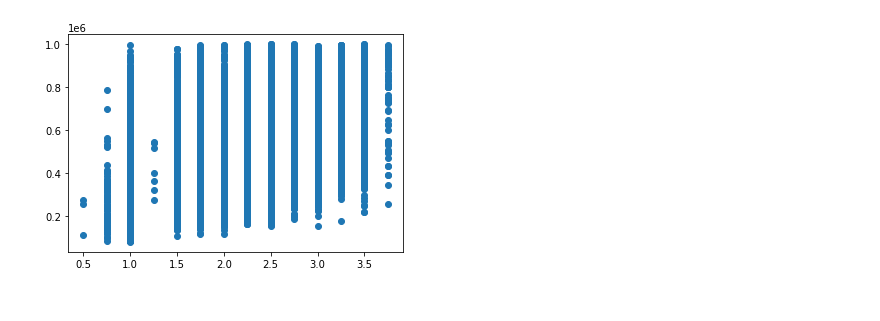
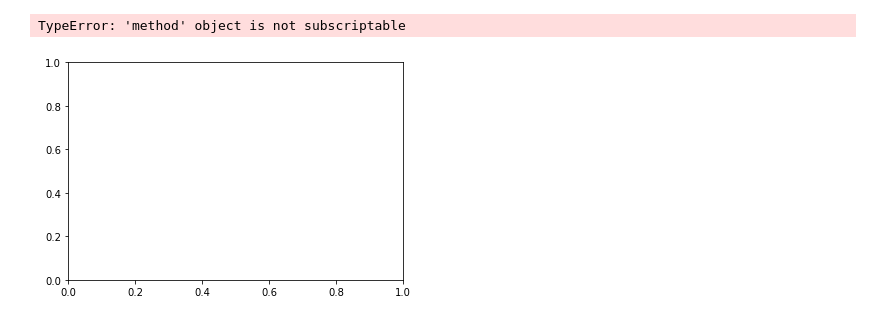
Before and after one commit to axoaxonic/green-housing-dev-analysis-project, a Jupyter notebook: development-notebooks/1book.ipynb, the cells around one changed output. Drawn from its saved outputs; the diff is of its cells as text; code cells hidden in the pictures.

Commit message:
visuals

```diff
--- a/development-notebooks/1book.ipynb
+++ b/development-notebooks/1book.ipynb
@@ -72,2 +47,0 @@ clean_null.shape
-# %%
-clean_null = clean_null.loc[clean_null['price'] < 1000000 ]
@@ -79,7 +49,3 @@ clean_null.shape
 clean_null = clean_null.loc[clean_null['sqft_basement'] != '?' ]
 # %%
 clean_null['sqft_basement'] = clean_null['sqft_basement'].astype(float)
-# %%
-# creating a new feature of price per sqft
-clean_null['price_per_sqft'] = clean_null['price']  / clean_null['sqft_above']
-clean_null
@@ -116,0 +69,4 @@ clean_null
+# %%
+# creating a new feature of price per sqft
+clean_null['price_per_sqft'] = clean_null['price']  / clean_null['true_sqft']
+clean_null
@@ -179,6 +114,5 @@ zip_home_size.head(1)
 # %%
-zip_new_columns = zip_home_size.drop(columns=['zipcode','grade','sqft_above','sqft_basement',
-                                              'sqft_lot',], axis=1)
+zip_new_columns = zip_home_size.drop(columns=['zipcode','grade','price_per_sqft','sqft_above'], axis=1)
 #zip_new_columns.reset_index(inplace=True, drop=True)
 zip_new_columns
 # %% [output]
@@ -358,9 +352,10 @@ sm.qqplot(resids, line='r');
 # %%
 fig, ax = plt.subplots()
 
-ax.scatter(y=clean_null['price'], x=clean_null['bathrooms']);
+ax.scatter(y=clean_null['price'], x=zip_ohe_columns.drop['price'], axis=1);
 # %% [output]
+TypeError: 'method' object is not subscriptable
-[figure, old version]
+[figure, new version]
 # %%
 model.summary().tables[2]
 # %% [output]
```
Also changed, not shown: parts of 41 cells of this notebook.
